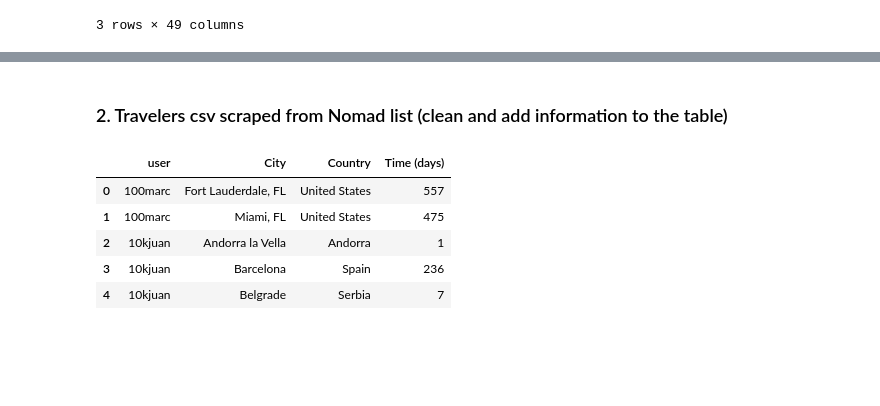
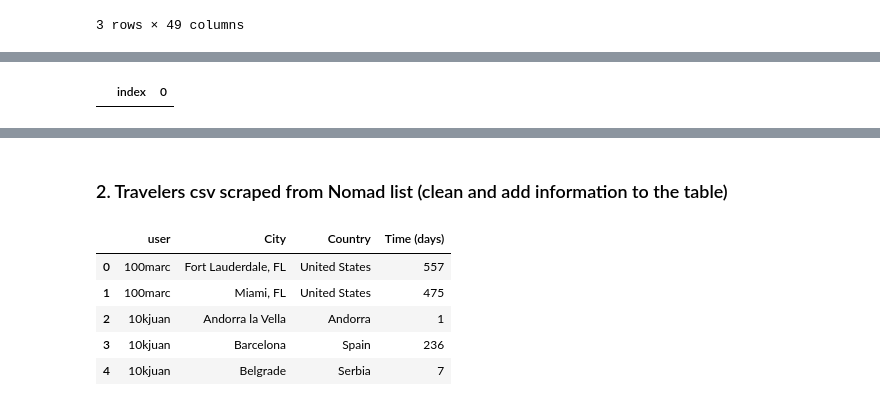
Before and after one commit to smunozan/datamex_082020, a Jupyter notebook: final-project/Code/Data_wrangling.ipynb, the cells around one changed output, grey strips where cells are left out. Cells and saved outputs as stored; diff of their text form; code cells hidden in the pictures; blank space fills up the shorter version.

```diff
--- a/final-project/Code/Data_wrangling.ipynb
+++ b/final-project/Code/Data_wrangling.ipynb
@@ -187,0 +254,10 @@ cities["Closest Cities by car"] = cities.apply(lambda x: closest_by_car(x), axis
+# %%
+#generamos la limpieza de datos
+clean_columns = ['Cost/month (USD)', 'Internet Mbps', 'Fun', 'Safety', 'Education level',
+                 'English speaking', 'Walkability', 'Peace', 'Traffic safety', 'Hospitals',
+                 'Happiness', 'Nightlife', 'Free WiFi in city', 'Places to work from',
+                 'Friendly to foreigners', 'Freedom of speech', 'Racial tolerance',
+                 'Female friendly', 'LGBTQ friendly', 'Startup Score']
+
+for i in clean_columns:
+    cities[i] = cities.apply(lambda x: fill_nans(x, i), axis=1)
@@ -187,0 +316,17 @@ cities["Closest Cities by car"] = cities.apply(lambda x: closest_by_car(x), axis
+# %%
+#generamos la limpieza de datos
+YN_var = ['Tipping', 'Cashless society', 'Safe tap water']
+
+for i in YN_var:
+    cities[i] = cities.apply(lambda x: fill_nansYN(x, i), axis=1)
+# %%
+other_cols = ['Best taxi app in country','Best wireless carrier']
+
+for i in other_cols:
+    cities[i] = cities.apply(lambda x: 'No information' if x[i]!=x[i] else x[i], axis=1)
+# %%
+#columnas con valores nulos (ya no hay)
+nans_df = cities.isna().sum().reset_index()
+nans_df[nans_df[0]>0]
+# %% [output]
+|  | index | 0 |
```
Also changed, not shown: parts of 9 cells of this notebook, 28 other files.
